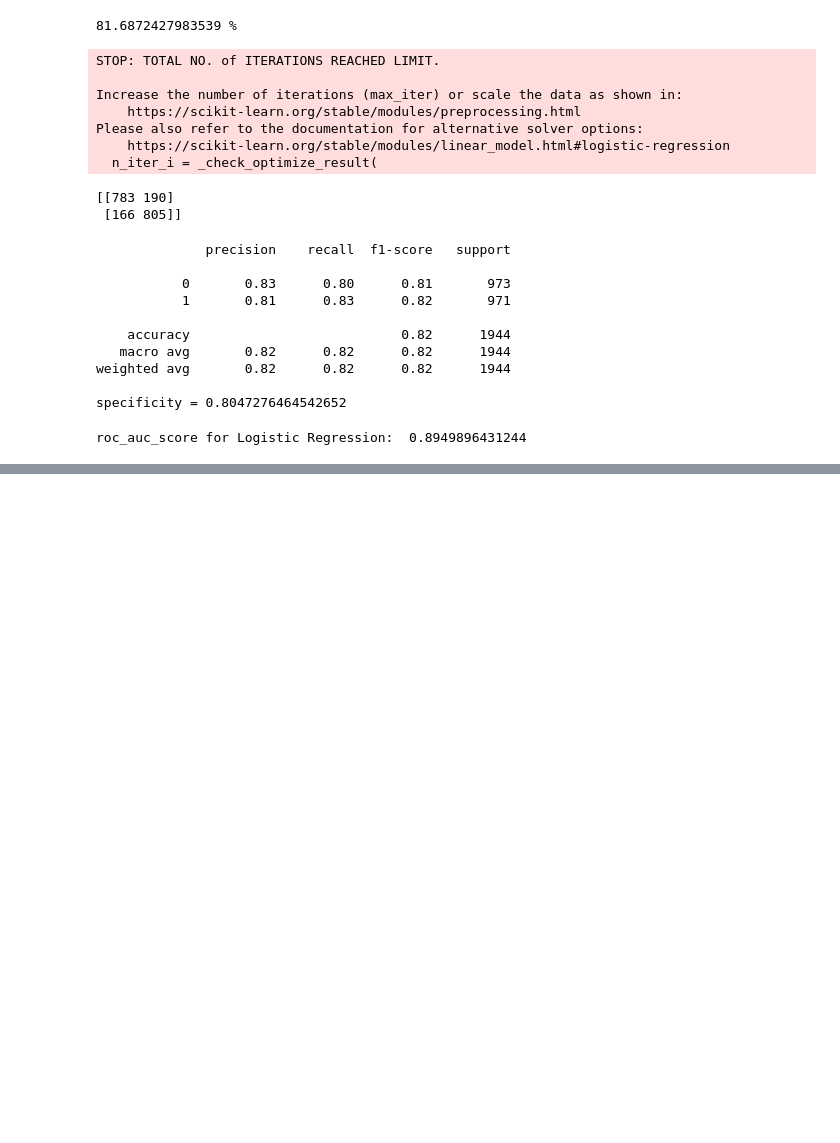
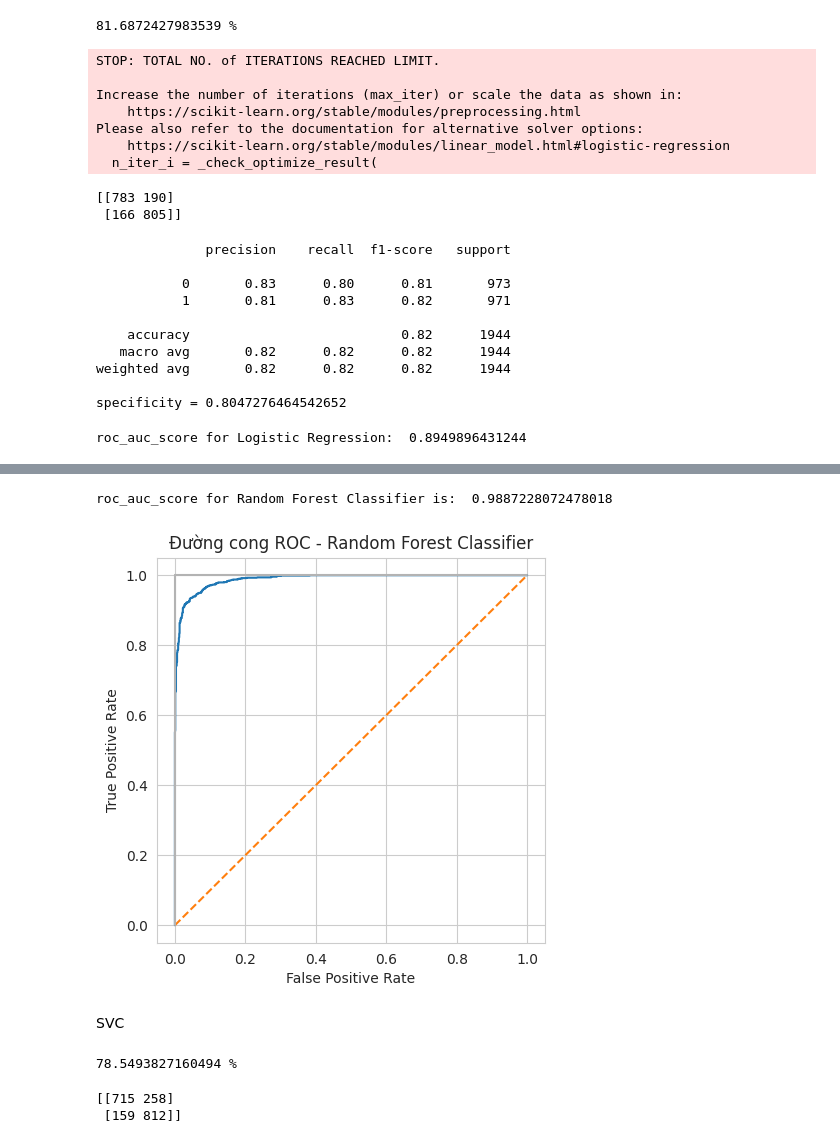
Before and after one commit to KhongDucQuang/Project_I, a Jupyter notebook: BaiTapLon/strokePre.ipynb, the cells around one changed output, grey strips where cells are left out. Cells and saved outputs as stored; diff of their text form; code cells hidden in the pictures; blank space fills up the shorter version.

```diff
--- a/BaiTapLon/strokePre.ipynb
+++ b/BaiTapLon/strokePre.ipynb
@@ -387,0 +549,33 @@ roc_auc_score for Logistic Regression:  0.8949896431244
+# %%
+y_score_RF = RF.predict_proba(X_test)[:,1]
+false_positive_rate4, true_positive_rate4, threshold4 = roc_curve(Y_test, y_score_RF)
+print('roc_auc_score for Random Forest Classifier is: ', roc_auc_score(Y_test, y_score_RF))
+# %% [output]
+roc_auc_score for Random Forest Classifier is:  0.9887228072478018
+# %%
+plt.figure(figsize=(5,5))
+plt.title('Đường cong ROC - Random Forest Classifier')
+plt.plot(false_positive_rate4, true_positive_rate4)
+plt.plot([0, 1], ls="--")
+plt.plot([0, 0], [1, 0] , c=".7"), plt.plot([1, 1] , c=".7")
+plt.ylabel('True Positive Rate')
+plt.xlabel('False Positive Rate')
+plt.show()
+# %% [output]
+[figure, added]
+# %% [markdown]
+SVC
+# %%
+SVC_clf = SVC(kernel='rbf', probability= True)
+SVC_clf.fit(X_train, Y_train)
+Y_res_SVC = SVC_clf.predict(X_test)
+SVC_Accuracy = accuracy_score(Y_test, Y_res_SVC)
+print(SVC_Accuracy*100, '%')
+# %% [output]
+78.5493827160494 %
+# %%
+CM = confusion_matrix(Y_test, Y_res_SVC)
+print(CM)
+# %% [output]
+[[715 258]
+ [159 812]]
```
Also changed, not shown: parts of 30 cells of this notebook, 27 other files.
